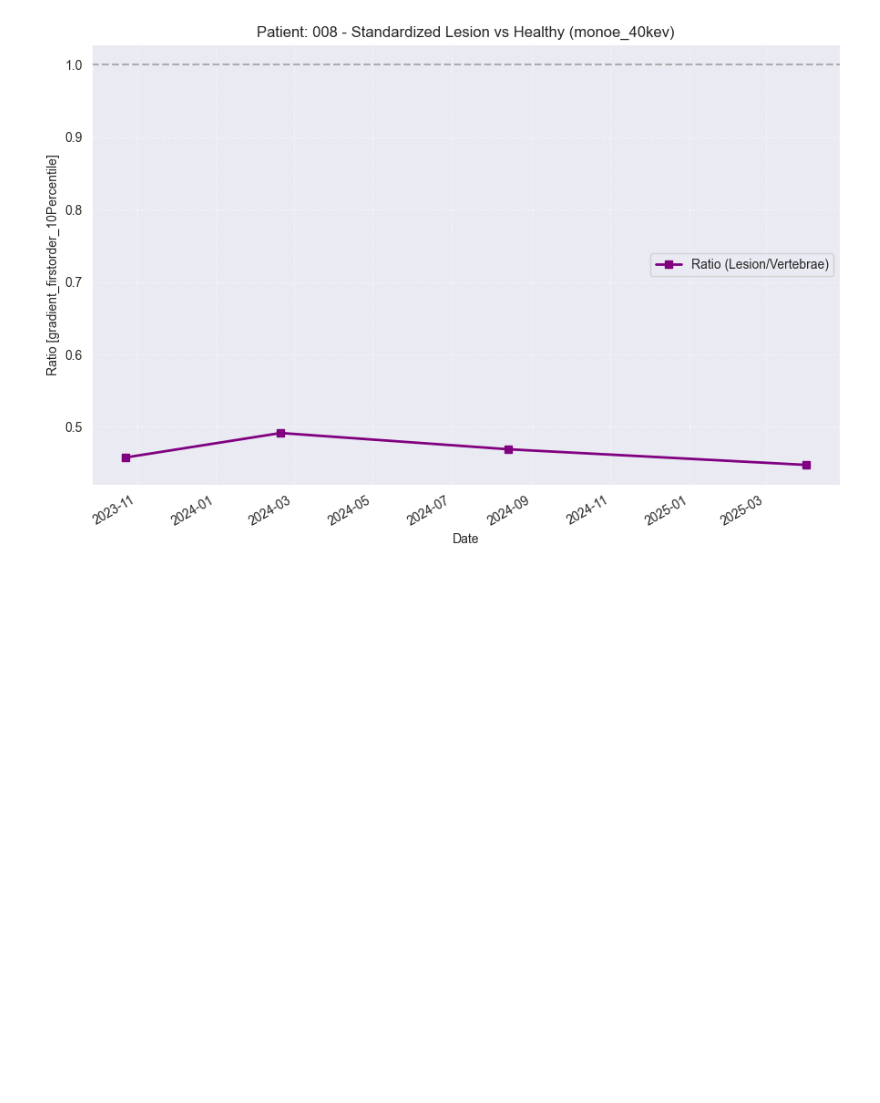
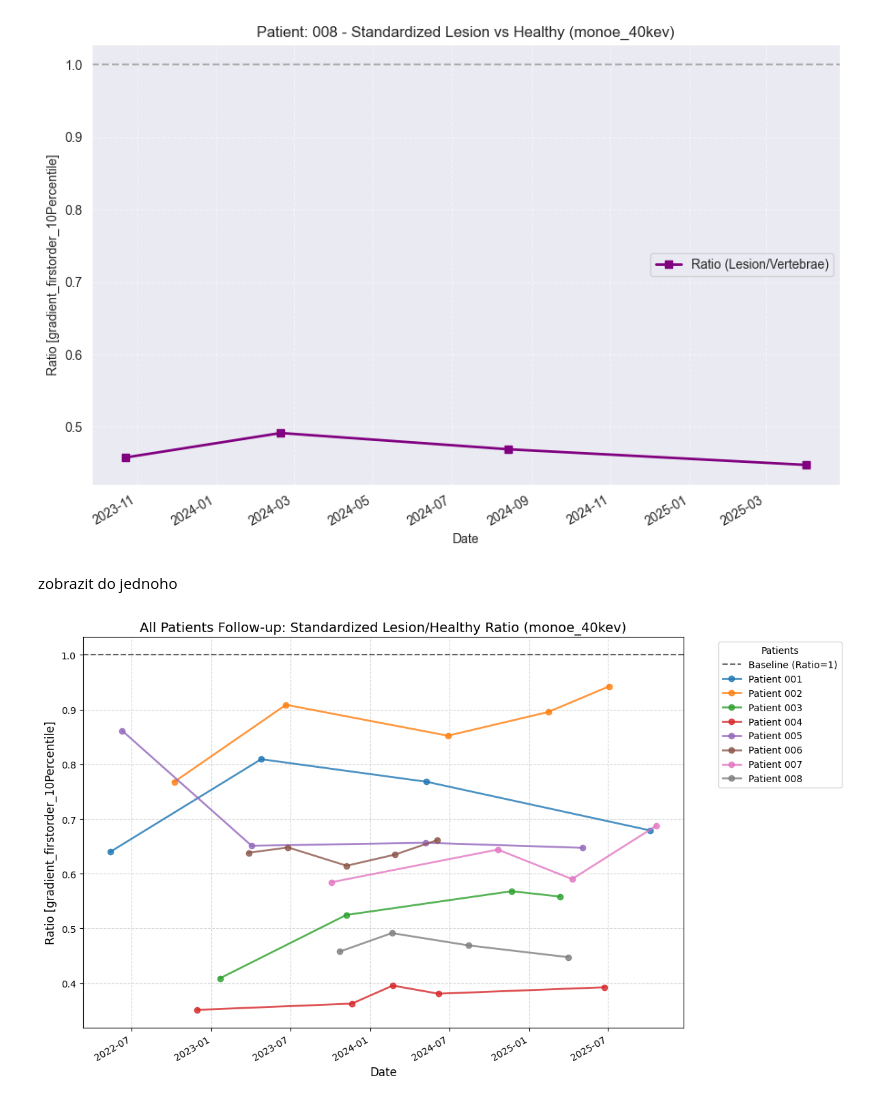
Before and after one commit to lukas1110/Analysis-of-multiple-myelomas-from-dual-CT, a Jupyter notebook: spine_level/healthy_analysis.ipynb, the cells around one changed output. Cells and saved outputs as stored; diff of their text form; code cells hidden in the pictures; blank space fills up the shorter version.

```diff
--- a/spine_level/healthy_analysis.ipynb
+++ b/spine_level/healthy_analysis.ipynb
@@ -691,3 +692,58 @@ for patient in sorted(common_patients):
 [figure]
 [figure]
 [figure]
+# %% [markdown]
+zobrazit do jednoho
+# %%
+# 3. VYKRESLENIE POMERU (Všetci pacienti v jednom grafe)
+image_type = "monoe_40kev"
+feature = "gradient_firstorder_10Percentile"
+
+# Získame zoznam pacientov, ktorí majú dáta v oboch zdrojoch
+common_patients = set(patient_follow_up_dfs[image_type]["spine_vertebrae"].keys()) & \
+                  set(patient_follow_up_dfs[image_type]["spine_lesions"].keys())
+
+# --- INICIALIZÁCIA JEDNÉHO GRAFU ---
+plt.figure(figsize=(12, 7))
+
+# Pridanie horizontálnej čiary na úrovni 1.0 (referencia)
+plt.axhline(y=1.0, color='black', linestyle='--', alpha=0.6, label="Baseline (Ratio=1)")
+
+for patient in sorted(common_patients):
+    # 1. Príprava dát pre stavce a lézie
+    df_vert = patient_follow_up_dfs[image_type]["spine_vertebrae"][patient].copy()
+    df_les  = patient_follow_up_dfs[image_type]["spine_lesions"][patient].copy()
+
+    df_vert["Date"] = pd.to_datetime(df_vert["Date"], dayfirst=True)
+    df_les["Date"]  = pd.to_datetime(df_les["Date"], dayfirst=True)
+
+    # 2. Spojenie dát podľa dátumu
+    merged = pd.merge(df_les, df_vert, on="Date", suffixes=('_lesion', '_vertebrae'))
+
+    if not merged.empty:
+        # 3. VÝPOČET POMERU
+        ratio_col_name = f"{feature}_ratio"
+        merged[ratio_col_name] = merged[f"{feature}_lesion"] / merged[f"{feature}_vertebrae"]
+        merged = merged.sort_values("Date")
+
+        # 4. PRIDANIE KRIVKY DO GRAFU (label nastavíme na ID pacienta)
+        plt.plot(merged["Date"], merged[ratio_col_name],
+                 marker="o", linestyle="-", linewidth=2, alpha=0.8,
+                 label=f"Patient {patient}")
+
+# --- FINÁLNE ÚPRAVY (MIMO CYKLUS) ---
+plt.xlabel("Date", fontsize=12)
+plt.ylabel(f"Ratio [{feature}]", fontsize=12)
+plt.title(f"All Patients Follow-up: Standardized Lesion/Healthy Ratio ({image_type})", fontsize=14)
+
+plt.grid(True, linestyle="--", alpha=0.5)
+
+# Legenda sa vytvorí automaticky z 'label' parametrov v plt.plot
+# loc="upper left" a bbox_to_anchor zabezpečia, že legenda nezavadzia v grafe
+plt.legend(title="Patients", bbox_to_anchor=(1.05, 1), loc='upper left')
+
+plt.gcf().autofmt_xdate()
+plt.tight_layout()
+plt.show()
+# %% [output]
+[figure, added]
```
Also changed, not shown: parts of 3 cells of this notebook, 2 other files.
